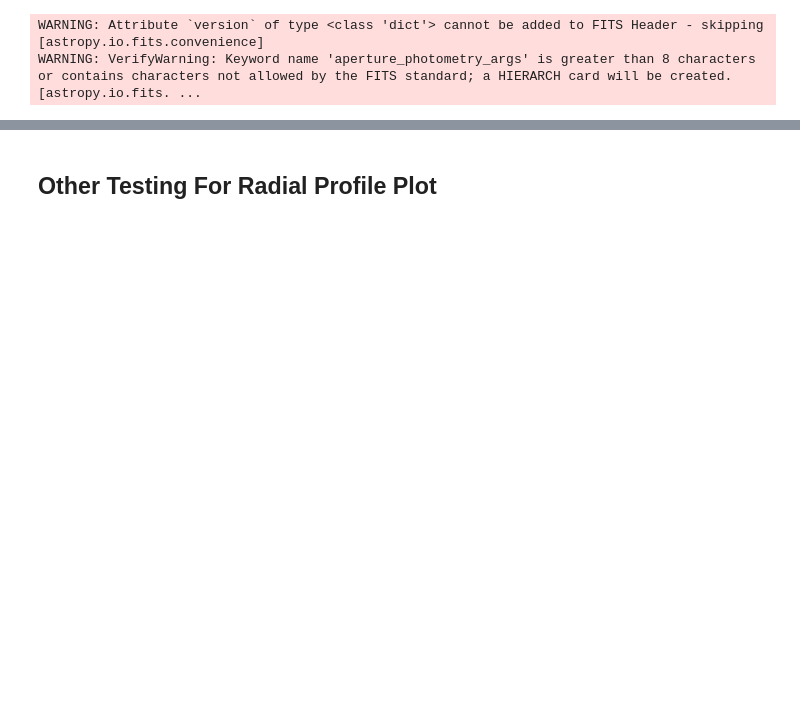
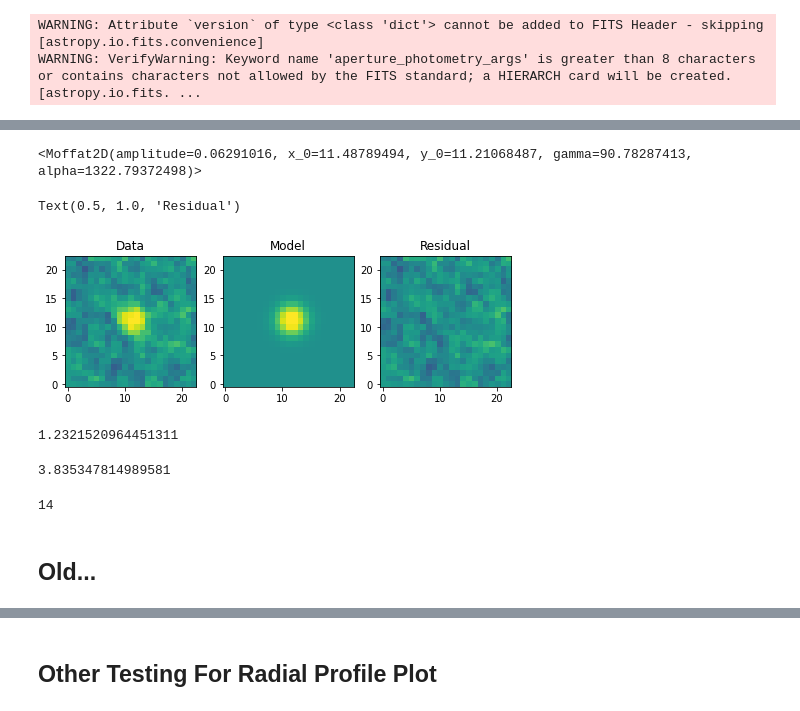
Before and after one commit to mjhankins/SFGCphotcode, a Jupyter notebook: SourceCatalog_ApPhot.ipynb, the cells around one changed output, grey strips where cells are left out. Drawn from its saved outputs; the diff is of its cells as text; code cells hidden in the pictures; blank space fills up the shorter version.

```diff
--- a/SourceCatalog_ApPhot.ipynb
+++ b/SourceCatalog_ApPhot.ipynb
@@ -230,0 +462,4 @@ QTable length=18
+# %%
+p
+# %% [output]
+<Moffat2D(amplitude=0.06291016, x_0=11.48789494, y_0=11.21068487, gamma=90.78287413, alpha=1322.79372498)>
@@ -230,0 +471,14 @@ QTable length=18
+# %%
+plt.figure(figsize=(8, 2.5))
+plt.subplot(1, 3, 1)
+plt.imshow(cimg.data, origin='lower', interpolation='nearest', vmin=-0.05, vmax=0.05)
+plt.title("Data")
+plt.subplot(1, 3, 2)
+plt.imshow(modelim, origin='lower', interpolation='nearest', vmin=-0.05, vmax=0.05)
+plt.title("Model")
+plt.subplot(1, 3, 3)
+plt.imshow(resid, origin='lower', interpolation='nearest', vmin=-0.05, vmax=0.05)
+plt.title("Residual")
+# %% [output]
+Text(0.5, 1.0, 'Residual')
+[figure, added]
@@ -231,3 +500,22 @@ QTable length=18
+# %%
+mflux,mfluxerr,chi=extractModel(modelim,cimg.data,uimg.data)
+mflux
+# %% [output]
+1.2321520964451311
+# %%
+mean,med,std=sigma_clipped_stats(resid)
+sourcepix=sum(sum(modelim>4*std))
+noise=3*std*sourcepix
+roughSNR=mflux/noise
+roughSNR
+# %% [output]
+3.835347814989581
+# %%
+sourcepix
+# %% [output]
+14
+# %% [markdown]
+## Old...
 # %%
 def fitshapes2(image,tab,plot=False):
     columns = ['xcentroid', 'ycentroid','fwhm' ,'semimajor_sigma','semiminor_sigma', 'orientation','covar_sigx2','covar_sigy2']
```
Also changed, not shown: parts of 41 cells of this notebook, 1 other file.
